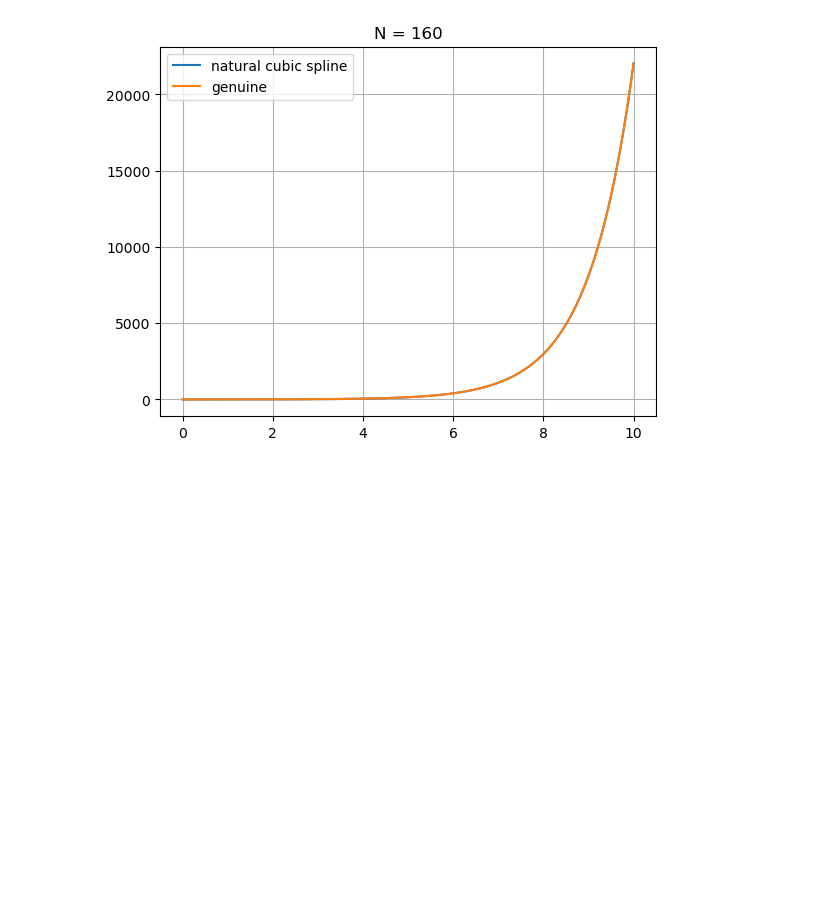
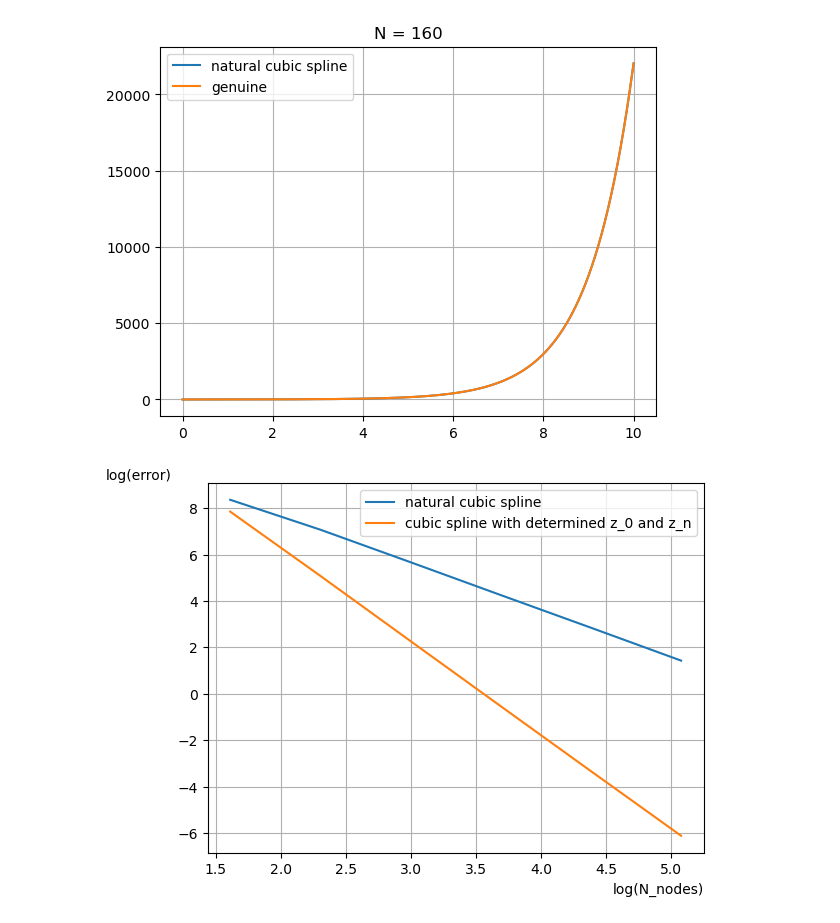
Before and after one commit to ElinaMukhamedova/Elina_5sem, a Jupyter notebook: Computational Mathematics/Spline/graphs.ipynb, the cells around one changed output. Saved outputs shown, nothing was run; the diff lists cells and outputs as text; code cells hidden in the pictures; blank space fills up the shorter version.

Commit message:
advanced cubic spline

```diff
--- a/Computational Mathematics/Spline/graphs.ipynb
+++ b/Computational Mathematics/Spline/graphs.ipynb
@@ -32,3 +32,18 @@ plt.legend()
 plt.show()
 # %% [output]
 [figure]
+# %%
+import numpy as np
+import matplotlib.pyplot as plt
+N = [5, 10, 20, 40, 80, 160]
+error_0 = [4275.17, 1178.51, 290.075, 70.479, 17.2705, 4.18383]
+error_1 = [2566.39, 160.921, 9.69414, 0.58657, 0.0357849, 0.00220951]
+plt.grid()
+plt.plot(np.log(N), np.log(error_0), label = 'natural cubic spline')
+plt.plot(np.log(N), np.log(error_1), label = 'cubic spline with determined z_0 and z_n')
+plt.xlabel(r'log(N_nodes)', loc = 'right')
+plt.ylabel(r'log(error)', rotation = 0, loc = 'top')
+plt.legend()
+plt.show()
+# %% [output]
+[figure, added]
```
Also changed, not shown: 3 other files.
